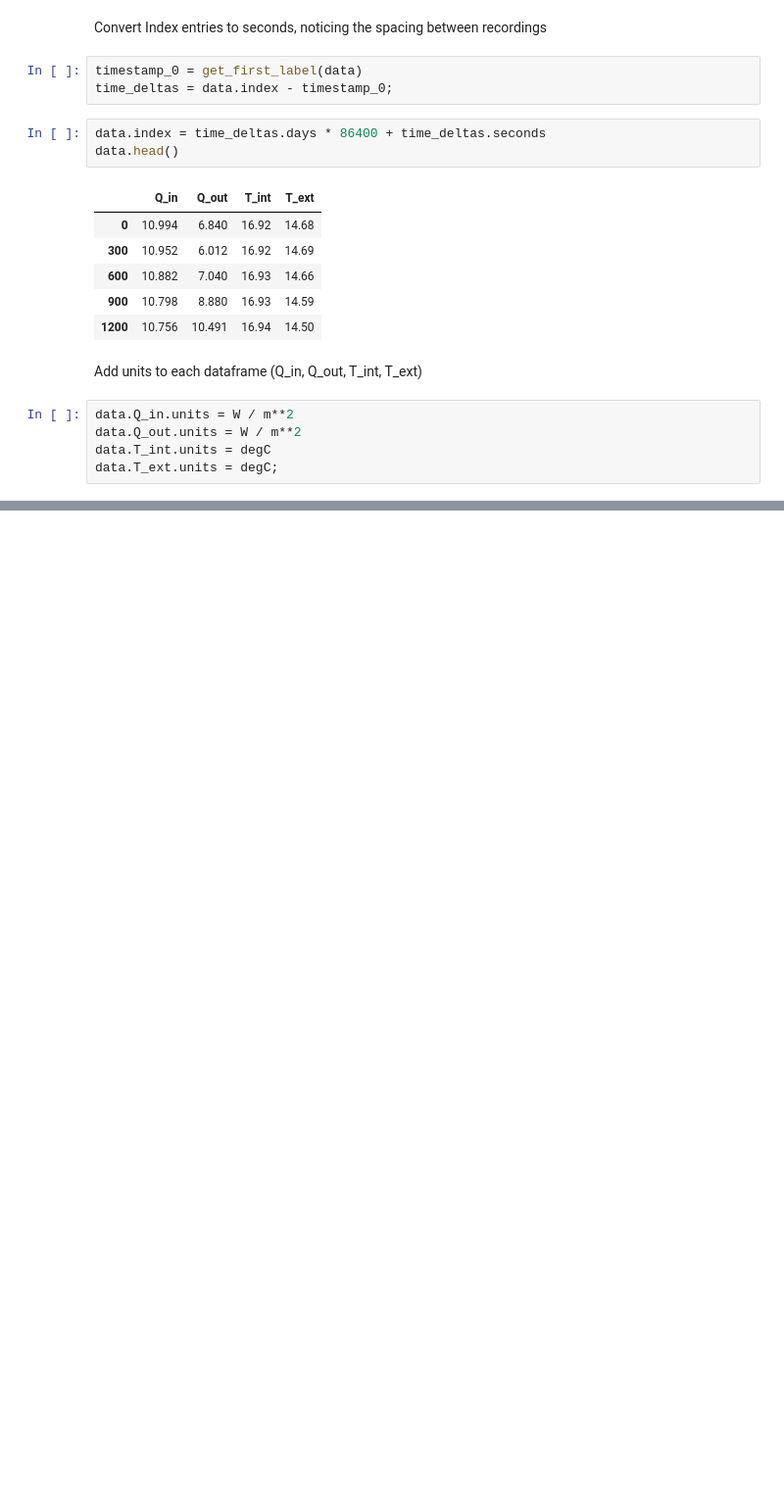
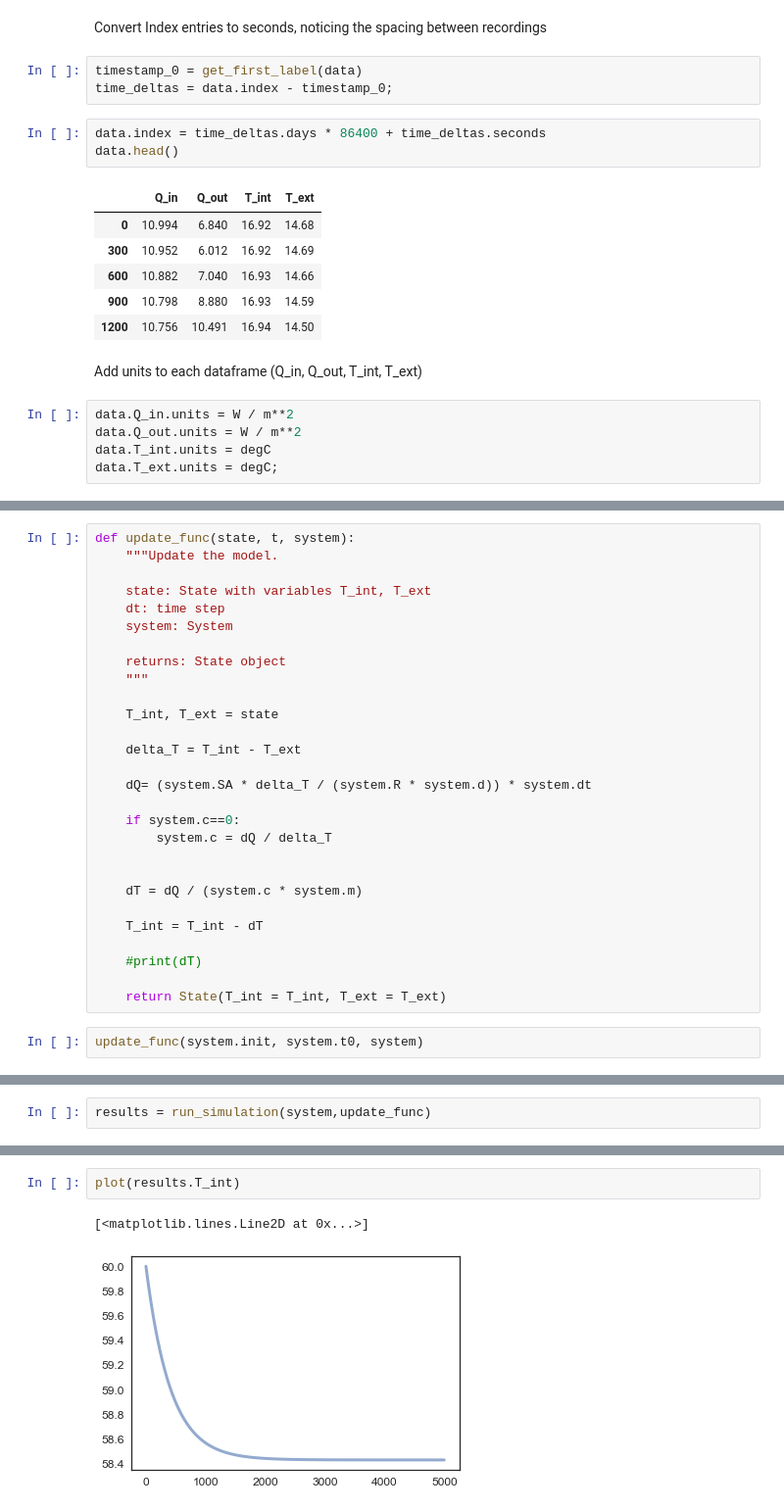
Before and after one commit to cwilklow/insulator, a Jupyter notebook: Insulator.ipynb, the cells around one changed output, grey strips where cells are left out. Shown: that part at 98% size. Saved outputs shown, nothing was run; the diff lists cells and outputs as text; blank space fills up the shorter version.

```diff
--- a/Insulator.ipynb
+++ b/Insulator.ipynb
@@ -77,0 +128,30 @@ legend();
+# %%
+def update_func(state, t, system):
+    """Update the model.
+
+    state: State with variables T_int, T_ext
+    dt: time step
+    system: System
+
+    returns: State object
+    """
+
+    T_int, T_ext = state
+
+    delta_T = T_int - T_ext
+
+    dQ= (system.SA * delta_T / (system.R * system.d)) * system.dt
+
+    if system.c==0:
+        system.c = dQ / delta_T
+
+
+    dT = dQ / (system.c * system.m)
+
+    T_int = T_int - dT
+
+    #print(dT)
+
+    return State(T_int = T_int, T_ext = T_ext)
+# %%
+update_func(system.init, system.t0, system)
@@ -77,0 +162,2 @@ legend();
+# %%
+results = run_simulation(system,update_func)
@@ -77,0 +183,5 @@ legend();
+# %%
+plot(results.T_int)
+# %% [output]
+[<matplotlib.lines.Line2D at 0x...>]
+[figure, added]
```
Also changed, not shown: parts of 11 cells of this notebook, 1 other file.
